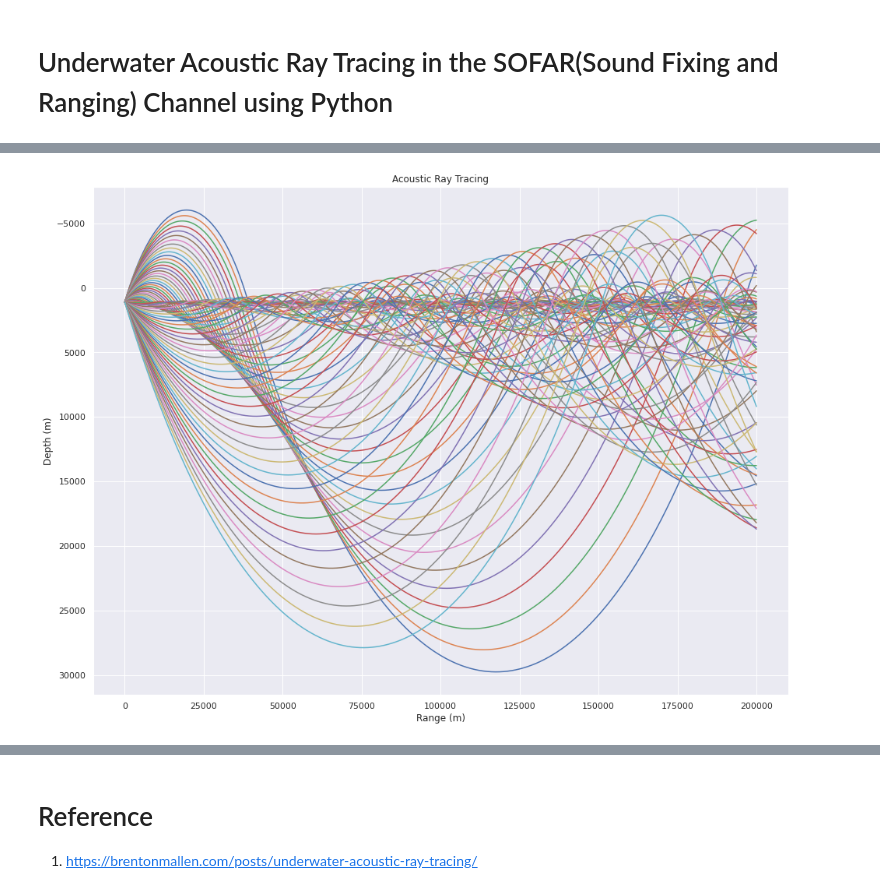
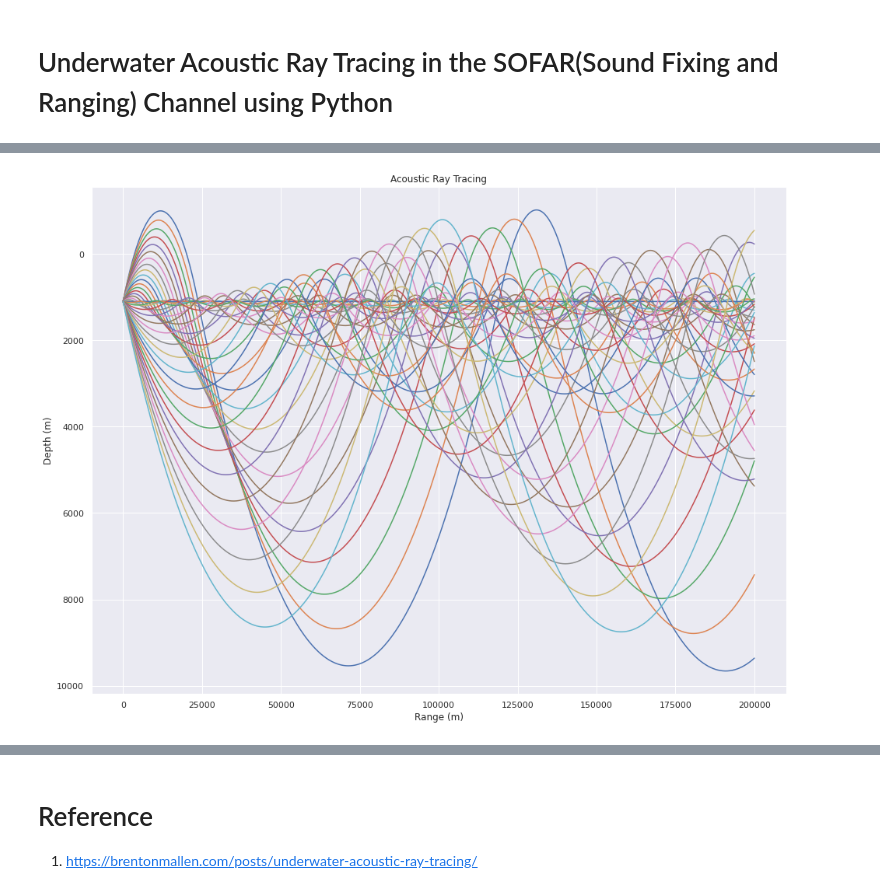
Before and after one commit to ramrajv/UWA, a Jupyter notebook: UnderwaterAcousticRayTracing.ipynb, the cells around one changed output, grey strips where cells are left out. Cells and saved outputs as stored; diff of their text form; code cells hidden in the pictures.

```diff
--- a/UnderwaterAcousticRayTracing.ipynb
+++ b/UnderwaterAcousticRayTracing.ipynb
@@ -13,7 +15,7 @@ from matplotlib import animation
 # %%
 # SPEED_OF_SOUND_SURFACE = 1480  # meters / second
 SOUND_SPEED_MIN = 1480
-SOUND_SPEED_MAX = 1550
+SOUND_SPEED_MAX = 1530
 
 DEPTH_MIN = 0  # Ocean Surface
 DEPTH_MAX = 5500  # meters
@@ -53,10 +55,10 @@ plt.show()
 # %%
 SOURCE_DEPTH = DEPTH_MIN_SPEED
 SOURCE_SOUND_SPEED = SOUND_SPEED_MIN
-TRANSMISSION_ANGLE_RANGE = np.deg2rad(np.arange(-40, 50, 1))  # angle of transmission in rad
+TRANSMISSION_ANGLE_RANGE = np.deg2rad(np.arange(-10, 11, 1))  # angle of transmission in rad
 angle_0_ind = np.argwhere(TRANSMISSION_ANGLE_RANGE == 0)[0][0]  # index of the 0 degree mark
 # %%
-SIMULATION_STEPS = 1000  # meters
+SIMULATION_STEPS = 20  # meters
 SIMULATION_RANGE = np.arange(0, 200e3 + SIMULATION_STEPS, SIMULATION_STEPS)
 # %%
 # Instantiate our matrices
@@ -116,9 +118,8 @@ duration_sec = 2
 dpi = 100
 bitrate = 100
 
-
 fig, ax = plt.subplots(dpi=dpi)
-fig.text(0.89, 0.14, '@Crimson',
+fig.text(0.89, 0.14, '@Jay Patel',
              fontsize=12, color='black',
              ha='right', va='bottom', alpha=0.75)
 fps = len(SIMULATION_RANGE) // duration_sec
@@ -126,19 +127,17 @@ fps = len(SIMULATION_RANGE) // duration_sec
 GifWriter = animation.ImageMagickFileWriter(fps,
                                              bitrate=bitrate
                                              )
-# save_filename = 'SOFAR_ray_trace.gif'
-# with GifWriter.saving(fig, save_filename, dpi=dpi):
-# plt.figure(figsize = (15,8))
-for i in range(0, len(SIMULATION_RANGE) + 75, 75):
-    plt.cla()
-    ax.set_xlim(0, SIMULATION_RANGE[-1])
-    ax.set_ylim(500, 3500)
-    ax.set_title(f"Acoustic Ray Tracing \nSOFAR Channel")
-    plt.gca().invert_yaxis()
-    plt.xlabel('Range (m)')
-    plt.ylabel('Depth (m)')
-    for a in range(0, len(TRANSMISSION_ANGLE_RANGE)):
-        ax.plot(SIMULATION_RANGE[:i], z[a,:i])
-        # GifWriter.grab_frame()
-plt.show()
+save_filename = 'SOFAR_ray_trace.gif'
+with GifWriter.saving(fig, save_filename, dpi=dpi):
+    for i in range(0, len(SIMULATION_RANGE) + 75, 75):
+        plt.cla()
+        ax.set_xlim(0, SIMULATION_RANGE[-1])
+        ax.set_ylim(500, 3500)
+        ax.set_title(f"Acoustic Ray Tracing \nSOFAR Channel")
+        plt.gca().invert_yaxis()
+        plt.xlabel('Range (m)')
+        plt.ylabel('Depth (m)')
+        for a in range(0, len(TRANSMISSION_ANGLE_RANGE)):
+            ax.plot(SIMULATION_RANGE[:i], z[a,:i])
+        GifWriter.grab_frame()
 plt.close()
@@ -150,7 +147,7 @@ plt.close()
 
 SOURCE_DEPTH = DEPTH_MIN_SPEED
 SOURCE_SOUND_SPEED = SOUND_SPEED_MIN
-TRANSMISSION_ANGLE_RANGE = np.deg2rad(np.arange(-40, 40, 1))  # angle of transmission in rad -20 to 20
+TRANSMISSION_ANGLE_RANGE = np.deg2rad(np.arange(-20, 20, 1))  # angle of transmission in rad -20 to 20
 angle_0_ind = np.argwhere(TRANSMISSION_ANGLE_RANGE == 0)[0][0]  # index of the 0 degree mark
 
 SIMULATION_STEPS = 20  # meters
@@ -180,34 +177,34 @@ for j in tqdm(range(1, len(SIMULATION_RANGE))):
             dz = 0
             z[i, j] = SOURCE_DEPTH
 
         elif (z[i, j-1] < SOURCE_DEPTH) or (z[i, j-1] == SOURCE_DEPTH and theta[i, j-1] > 0):
             R[i, j] = -c[i, j-1] / (SOUND_GRADIENT_SHALLOW * np.cos(theta[i ,j-1]))
             theta[i, j] = np.arcsin(
                 SIMULATION_STEPS / R[i, j-1] + np.sin(theta[i, j-1])
             )
             dz = R[i, j-1] * (np.cos(theta[i, j-1]) - np.cos(theta[i, j]))
             z[i, j] = z[i, j-1] + dz
             c[i, j] = SOURCE_SOUND_SPEED + SOUND_GRADIENT_SHALLOW * (z[i, j] - SOURCE_DEPTH)
 
         elif (z[i, j-1] > SOURCE_DEPTH) or (z[i, j-1] == SOURCE_DEPTH and theta[i, j-1] < 0):
             R[i, j] = -c[i, j-1] / (SOUND_GRADIENT_DEEP * np.cos(theta[i ,j-1]))
             theta[i, j] = np.arcsin(
                 SIMULATION_STEPS / R[i, j-1] + np.sin(theta[i, j-1])
             )
             dz = R[i, j-1] * (np.cos(theta[i, j-1]) - np.cos(theta[i, j]))
             z[i, j] = z[i, j-1] + dz
             c[i, j] = SOURCE_SOUND_SPEED + SOUND_GRADIENT_DEEP * (z[i, j] - SOURCE_DEPTH)
 
 plt.figure(figsize=(16,12))
 for i in range(0, len(TRANSMISSION_ANGLE_RANGE)):
     plt.plot(SIMULATION_RANGE, z[i])
 plt.gca().invert_yaxis()
 plt.title('Acoustic Ray Tracing')
 plt.xlabel('Range (m)')
 plt.ylabel('Depth (m)')
 plt.show()
 # %% [output]
-[figure, old version]
+[figure, new version]
 # %%
 duration_sec = 2
 dpi = 100
```
Also changed, not shown: parts of 5 cells of this notebook.
